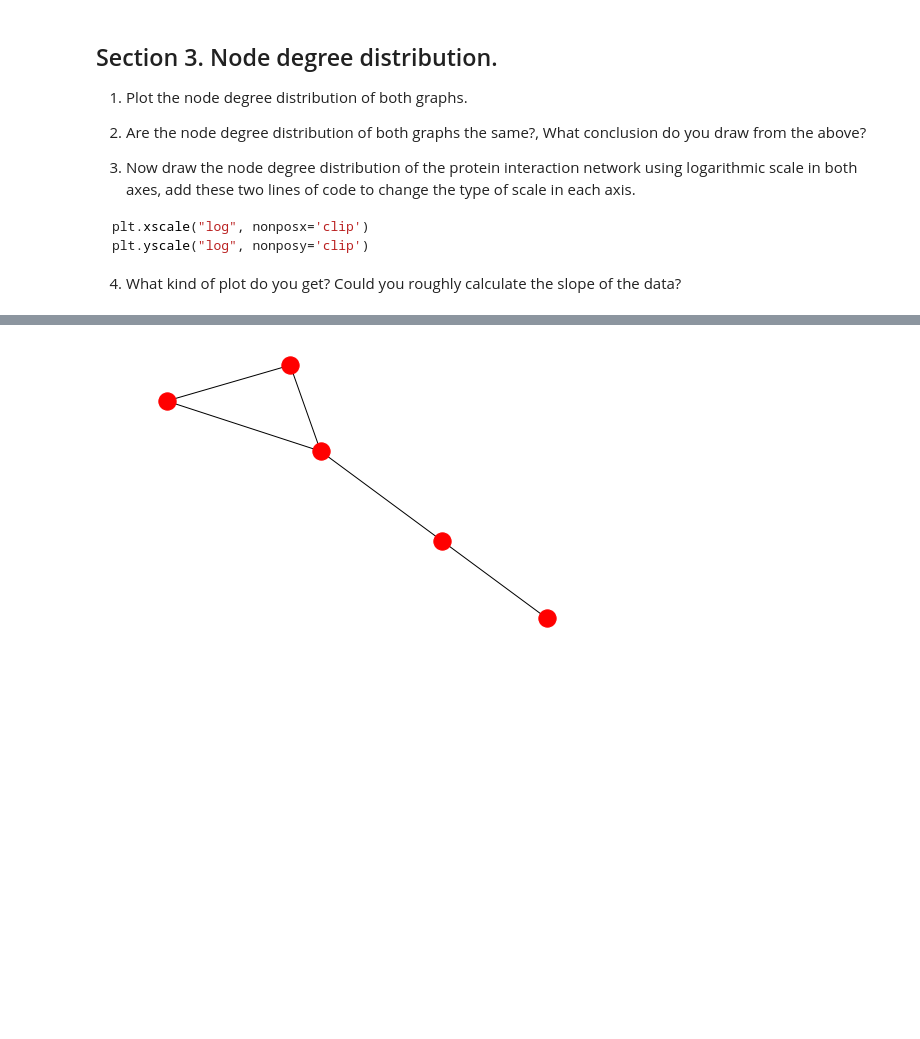
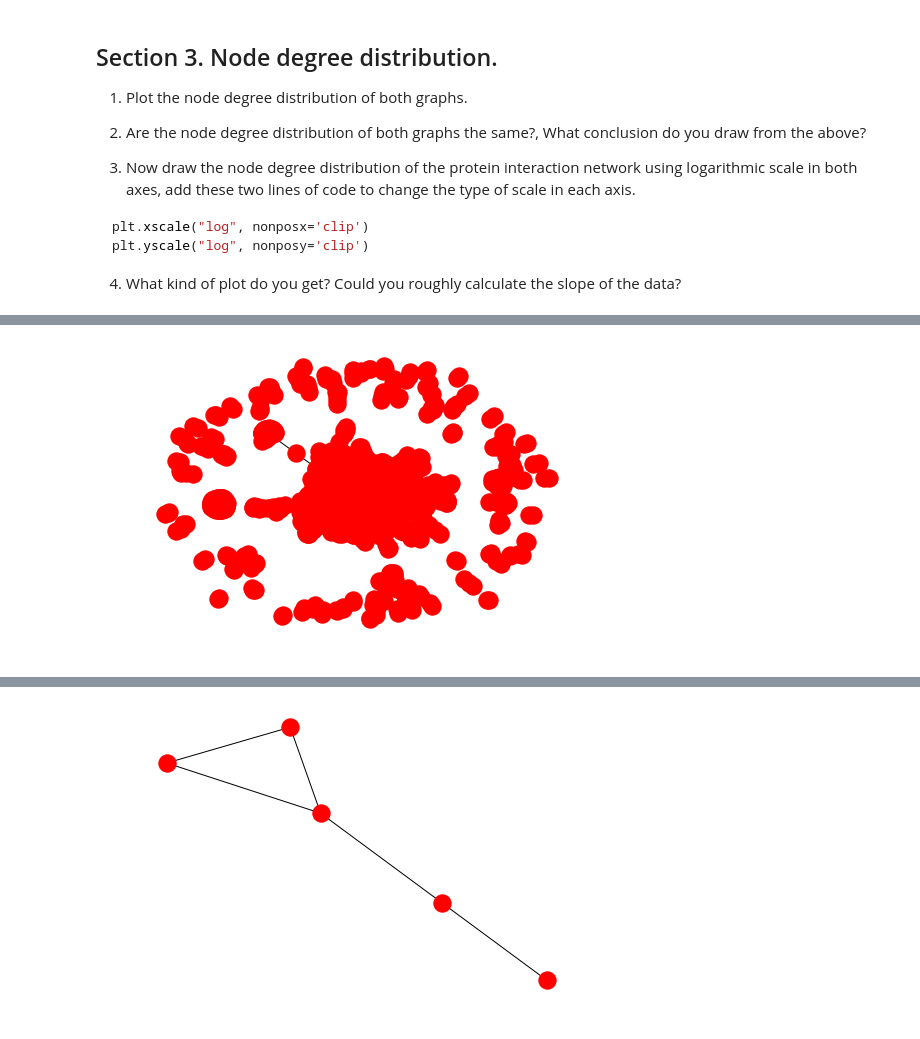
Before and after one commit to nandoide/misc_work, a Jupyter notebook: Desktop/uni/CRRTT/exercise1.ipynb, the cells around one changed output, grey strips where cells are left out. Saved outputs shown, nothing was run; the diff lists cells and outputs as text; code cells hidden in the pictures; blank space fills up the shorter version.

```diff
--- a/Desktop/uni/CRRTT/exercise1.ipynb
+++ b/Desktop/uni/CRRTT/exercise1.ipynb
@@ -306,0 +368,4 @@ nx.draw_circular(G)
+# %%
+nx.draw(G_CE)
+# %% [output]
+[figure, added]
```
Also changed, not shown: parts of 12 cells of this notebook.
